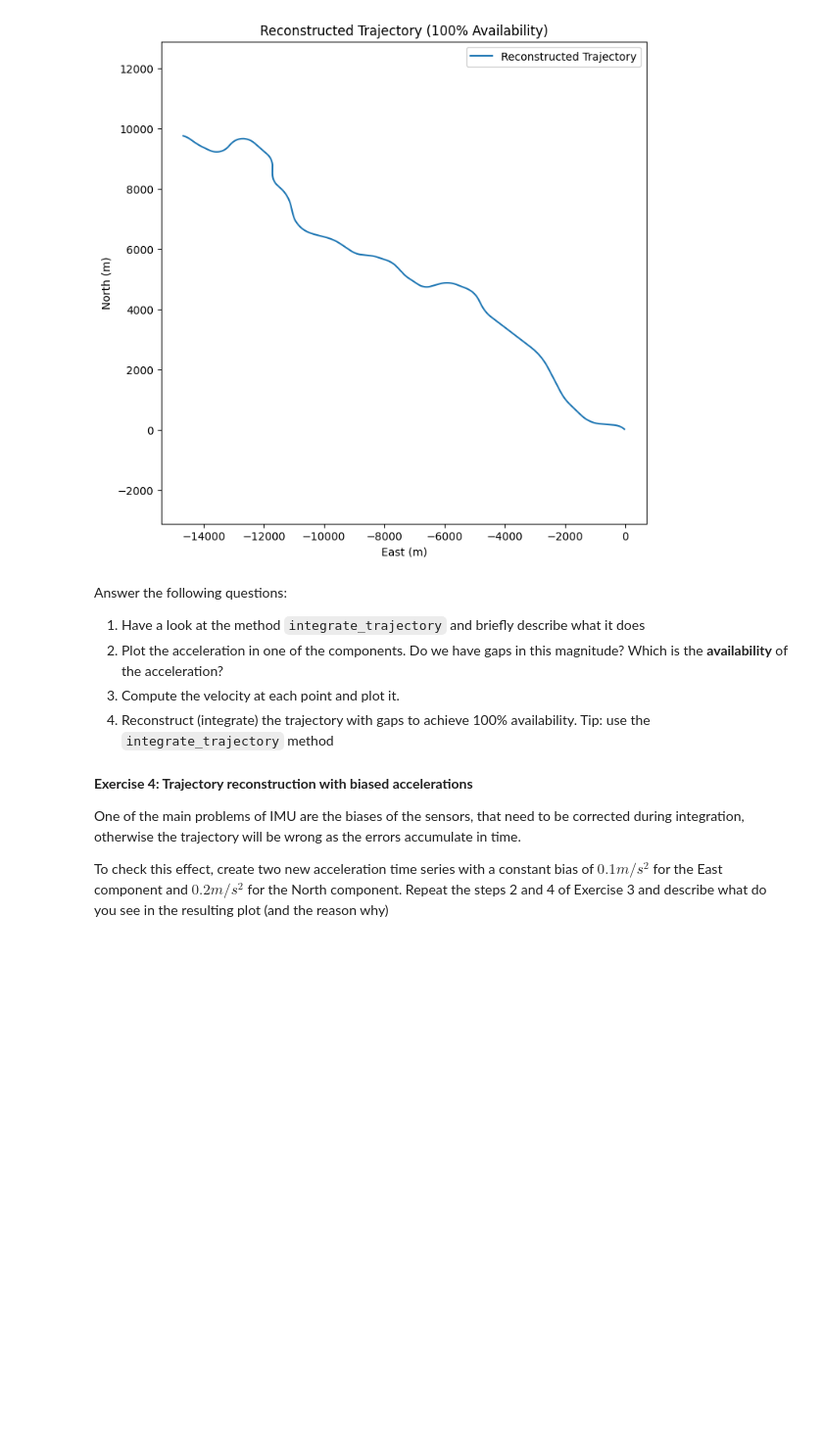
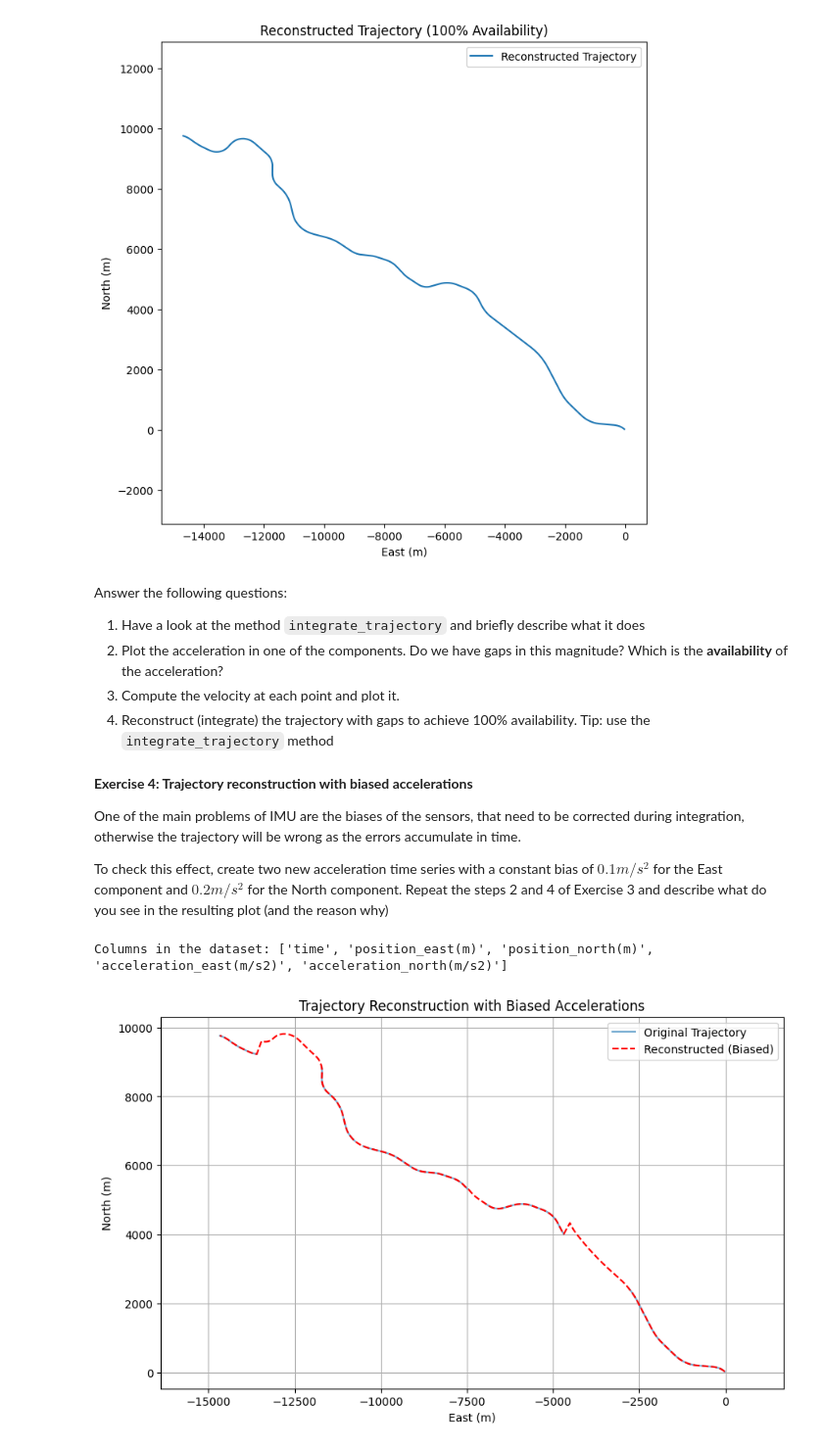
Before and after one commit to nadiagonzzalez/pai-uab-2024, a Jupyter notebook: p3_GNSS_IMU.ipynb, the cells around one changed output. Shown: that part at 98% size. Drawn from its saved outputs; the diff is of its cells as text; code cells hidden in the pictures; blank space fills up the shorter version.

```diff
--- a/p3_GNSS_IMU.ipynb
+++ b/p3_GNSS_IMU.ipynb
@@ -376,3 +412,65 @@ One of the main problems of IMU are the biases of the sensors, that need to be c
 the trajectory will be wrong as the errors accumulate in time.
 
 To check this effect, create two new acceleration time series with a constant bias of $0.1 m/s^2$ for the East component and $0.2 m/s^2$ for the North component. Repeat the steps 2 and 4 of Exercise 3 and describe what do you see in the resulting plot (and the reason why)
+# %%
+# Load the dataset
+df = pd.read_csv("trajectory.csv")
+
+# Print actual column names to verify structure
+print("Columns in the dataset:", df.columns.tolist())
+
+# Detect columns automatically (fallback if you don't want to hardcode)
+time_col = [col for col in df.columns if "time" in col.lower()][0]
+pos_east_col = [col for col in df.columns if "position_east" in col.lower()][0]
+pos_north_col = [col for col in df.columns if "position_north" in col.lower()][0]
+acc_east_col = [col for col in df.columns if "acceleration_east" in col.lower()][0]
+acc_north_col = [col for col in df.columns if "acceleration_north" in col.lower()][0]
+
+# Add constant bias to acceleration values
+df_biased = df.copy()
+df_biased[acc_east_col] = df_biased[acc_east_col] + 0.1  # bias in east
+df_biased[acc_north_col] = df_biased[acc_north_col] + 0.2  # bias in north
+
+# Integration function to fill missing trajectory
+def integrate_trajectory(time, pos_east, pos_north, acc_east, acc_north):
+    vel_east = np.zeros_like(pos_east)
+    vel_north = np.zeros_like(pos_north)
+    pos_east_filled = pos_east.copy()
+    pos_north_filled = pos_north.copy()
+    dt = np.mean(np.diff(time))
+
+    for i in range(1, len(time)):
+        if np.isnan(pos_east_filled[i]) or np.isnan(pos_north_filled[i]):
+            vel_east[i] = vel_east[i - 1] + acc_east[i - 1] * dt
+            vel_north[i] = vel_north[i - 1] + acc_north[i - 1] * dt
+            pos_east_filled[i] = pos_east_filled[i - 1] + vel_east[i] * dt
+            pos_north_filled[i] = pos_north_filled[i - 1] + vel_north[i] * dt
+        else:
+            vel_east[i] = (pos_east_filled[i] - pos_east_filled[i - 1]) / dt
+            vel_north[i] = (pos_north_filled[i] - pos_north_filled[i - 1]) / dt
+
+    return pos_east_filled, pos_north_filled
+
+# Reconstruct the trajectory using biased accelerations
+reconstructed_east, reconstructed_north = integrate_trajectory(
+    df_biased[time_col].values,
+    df_biased[pos_east_col].values,
+    df_biased[pos_north_col].values,
+    df_biased[acc_east_col].values,
+    df_biased[acc_north_col].values
+)
+
+# Plot the original vs reconstructed trajectory
+plt.figure(figsize=(10, 6))
+plt.plot(df[pos_east_col], df[pos_north_col], label="Original Trajectory", alpha=0.6)
+plt.plot(reconstructed_east, reconstructed_north, label="Reconstructed (Biased)", linestyle='--', color='red')
+plt.xlabel("East (m)")
+plt.ylabel("North (m)")
+plt.title("Trajectory Reconstruction with Biased Accelerations")
+plt.legend()
+plt.grid(True)
+plt.axis('equal')
+plt.show()
+# %% [output]
+Columns in the dataset: ['time', 'position_east(m)', 'position_north(m)', 'acceleration_east(m/s2)', 'acceleration_north(m/s2)']
+[figure, added]
```
Also changed, not shown: parts of 2 cells of this notebook.
